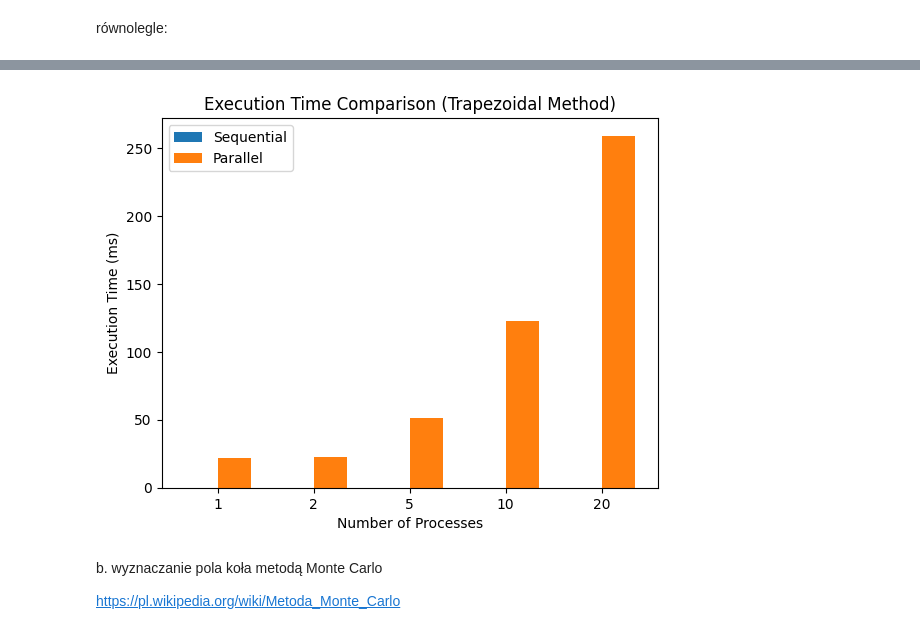
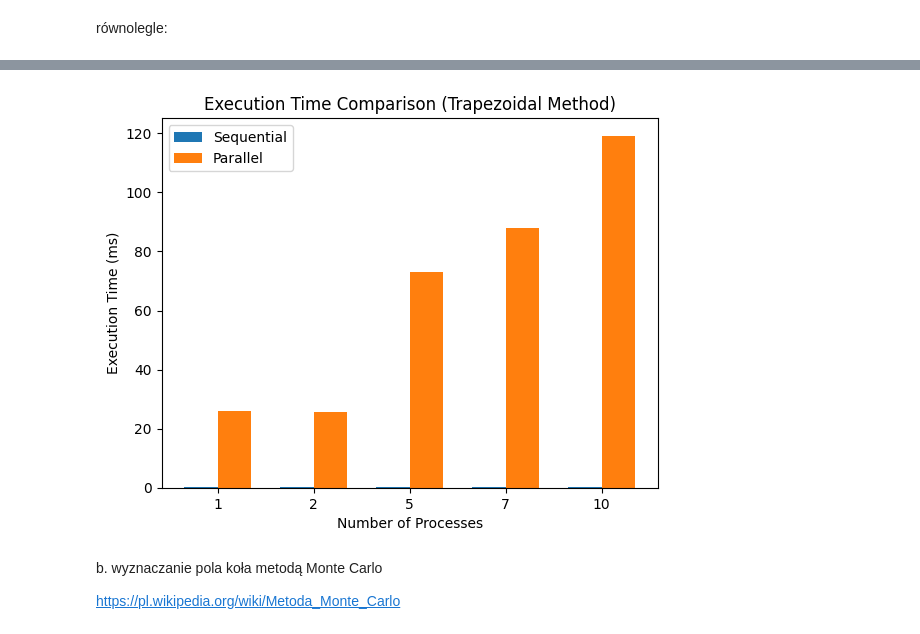
Before and after one commit to Szymqn/ProgramowanieRownolegleIRozproszone, a Jupyter notebook: lab4/zadanie1.ipynb, the cells around one changed output, grey strips where cells are left out. Cells and saved outputs as stored; diff of their text form; code cells hidden in the pictures.

Commit message:
Updated num_processes_values for trapezoidal method

```diff
--- a/lab4/zadanie1.ipynb
+++ b/lab4/zadanie1.ipynb
@@ -96,38 +96,38 @@ Wynik dla n = 50, metoda trapezów: 15.399527000258907 w czasie 36.6282463073730
 lower_limit = 4
 upper_limit = 20
 n = 50
-num_processes_values = [1, 2, 5, 10, 20]
+num_processes_values = [1, 2, 5, 7, 10]
 
 non_parallel_execution_times = []
 parallel_execution_times = []
 
 for num_processes in num_processes_values:
     start_time = time.time()
     result = trapeze_method(integral, lower_limit, upper_limit, n)
     end_time = time.time()
     execution_time = (end_time - start_time) * 1000
     non_parallel_execution_times.append(execution_time)
 
     start_time = time.time()
     result = trapeze_method_parallel(integral, lower_limit, upper_limit, n, num_processes)
     end_time = time.time()
     execution_time = (end_time - start_time) * 1000
     parallel_execution_times.append(execution_time)
 
 x = range(len(num_processes_values))
 width = 0.35
 fig, ax = plt.subplots()
 ax.bar([i - width/2 for i in x], non_parallel_execution_times, width, label='Sequential')
 ax.bar([i + width/2 for i in x], parallel_execution_times, width, label='Parallel')
 ax.set_xlabel('Number of Processes')
 ax.set_ylabel('Execution Time (ms)')
 ax.set_xticks(x)
 ax.set_xticklabels(num_processes_values)
 ax.legend()
 ax.set_title('Execution Time Comparison (Trapezoidal Method)')
 plt.show()
 # %% [output]
-[figure, old version]
+[figure, new version]
 # %% [markdown]
 b. wyznaczanie pola koła metodą Monte Carlo
 
```
Also changed, not shown: parts of 14 cells of this notebook.
